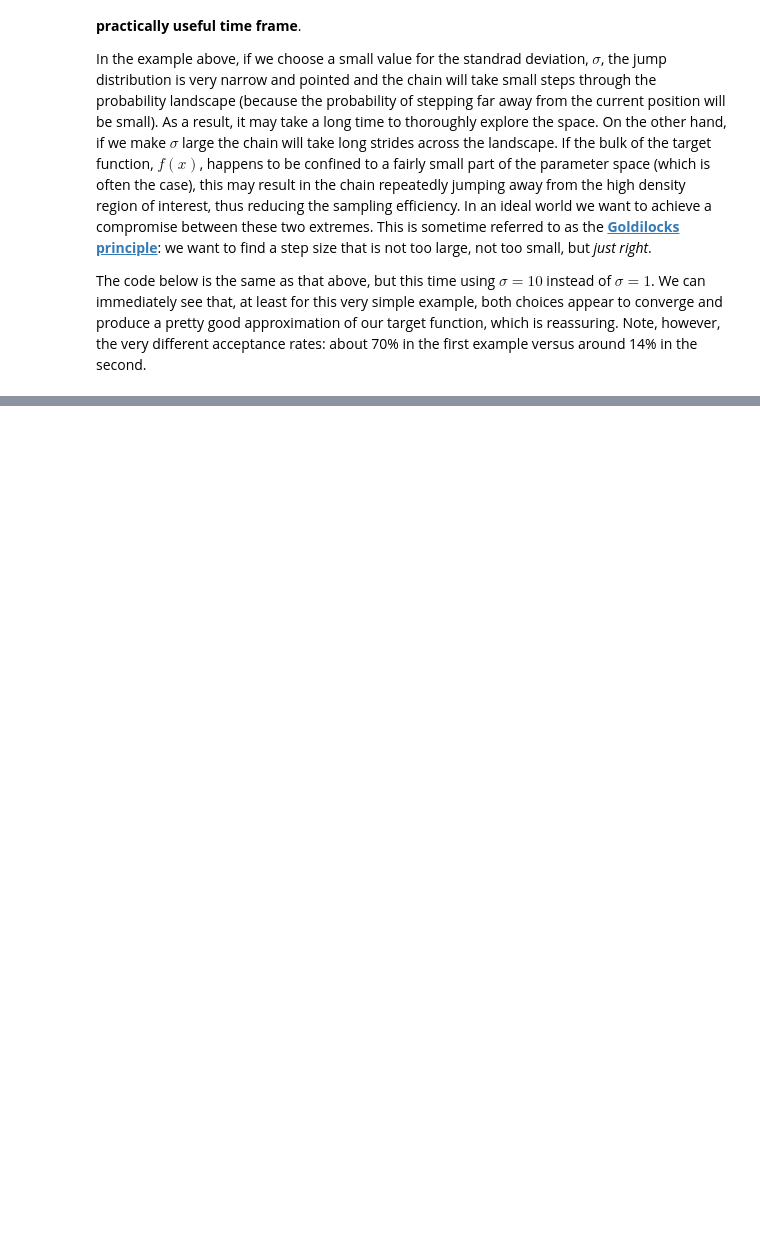
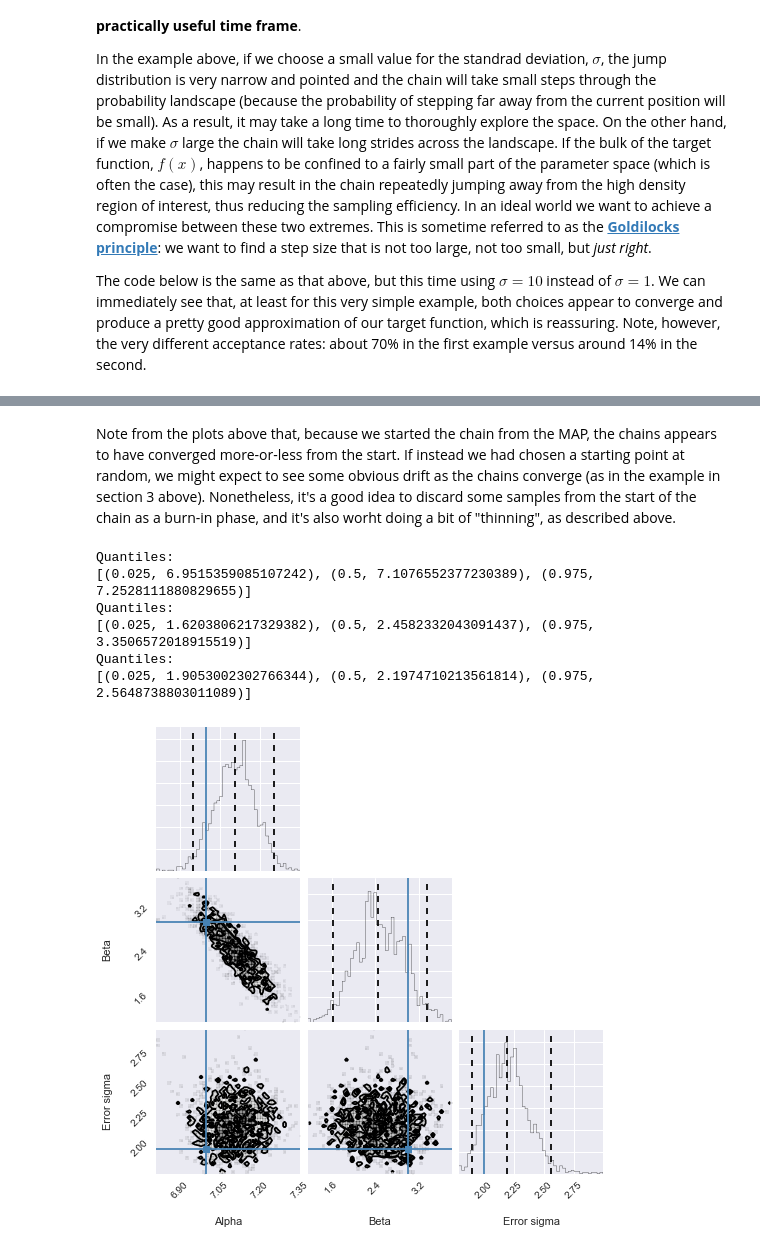
Before and after one commit to JamesSample/enviro_mod_notes, a Jupyter notebook: notebooks/04_MCMC.ipynb, the cells around one changed output, grey strips where cells are left out. Saved outputs shown, nothing was run; the diff lists cells and outputs as text; code cells hidden in the pictures; blank space fills up the shorter version.

```diff
--- a/notebooks/04_MCMC.ipynb
+++ b/notebooks/04_MCMC.ipynb
@@ -216,0 +263,9 @@ Unfortunately, this approach violates the Markovian property of our chain, becau
+# %%
+def deterministic_model(x, params):
+    """ x is a 1D vector of x values
+        params is the vector of parameters [alpha, beta]
+
+        Returns alpha*x + beta
+    """
+    alpha, beta = params
+    return alpha*x + beta
@@ -216,0 +519,26 @@ Unfortunately, this approach violates the Markovian property of our chain, becau
+# %% [markdown]
+Note from the plots above that, because we started the chain from the MAP, the chains appears to have converged more-or-less from the start. If instead we had chosen a starting point at random, we might expect to see some obvious drift as the chains converge (as in the example in section 3 above). Nonetheless, it's a good idea to discard some samples from the start of the chain as a burn-in phase, and it's also worht doing a bit of "thinning", as described above.
+# %%
+import triangle
+
+burn_in = 1000 # Discard the first 1000 steps
+thinning = 5   # Then keep every 5th step
+
+# Remove burn-in and thin
+samples = chain[burn_in::thin]
+
+# Triangle plot
+tri = triangle.corner(samples,
+                      labels=['Alpha', 'Beta', 'Error sigma'],
+                      truths=[alpha_true, beta_true, sigma_e_true],
+                      quantiles=[0.025, 0.5, 0.975],
+                      show_titles=True,
+                      title_args={'fontsize': 16})
+# %% [output]
+Quantiles:
+[(0.025, 6.9515359085107242), (0.5, 7.1076552377230389), (0.975, 7.2528111880829655)]
+Quantiles:
+[(0.025, 1.6203806217329382), (0.5, 2.4582332043091437), (0.975, 3.3506572018915519)]
+Quantiles:
+[(0.025, 1.9053002302766344), (0.5, 2.1974710213561814), (0.975, 2.5648738803011089)]
+[figure, added]
```
Also changed, not shown: parts of 23 cells of this notebook, 1 other file.
